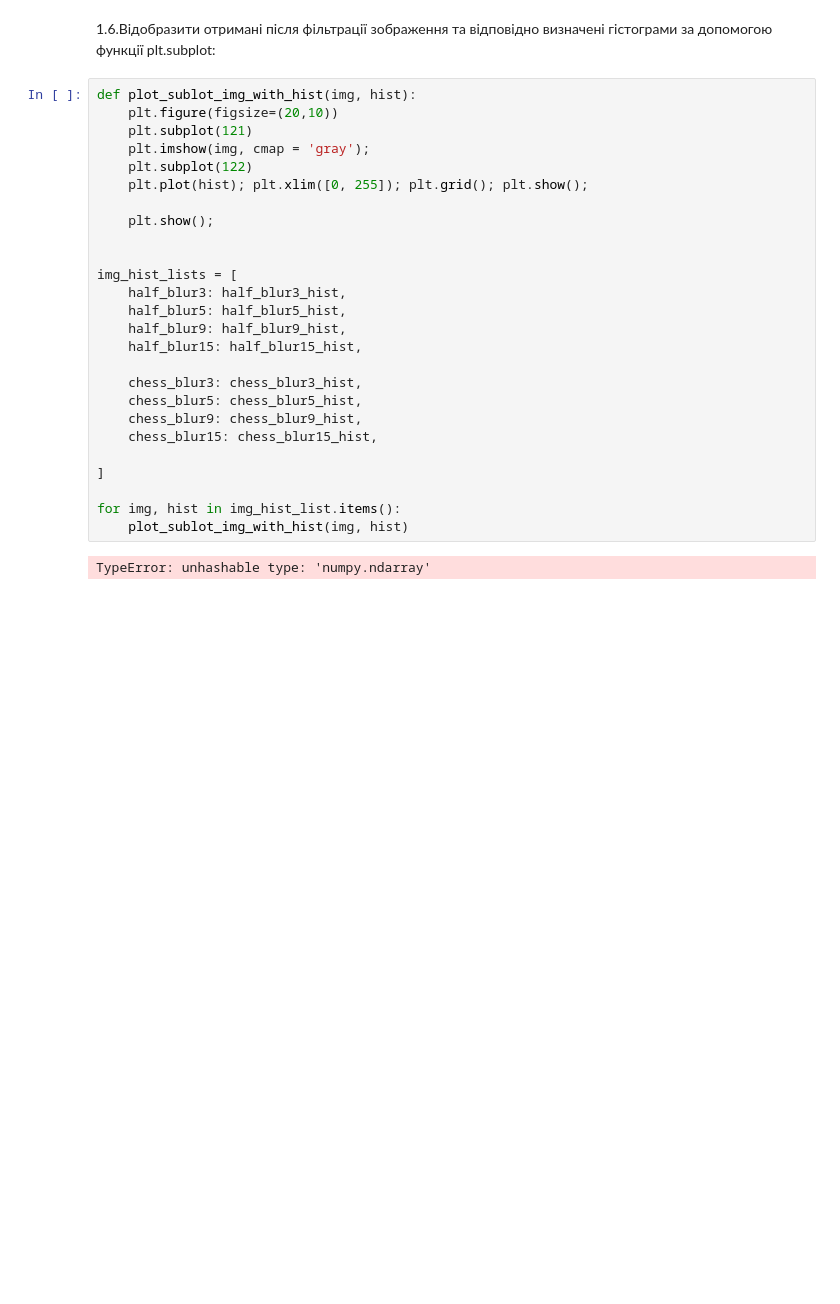
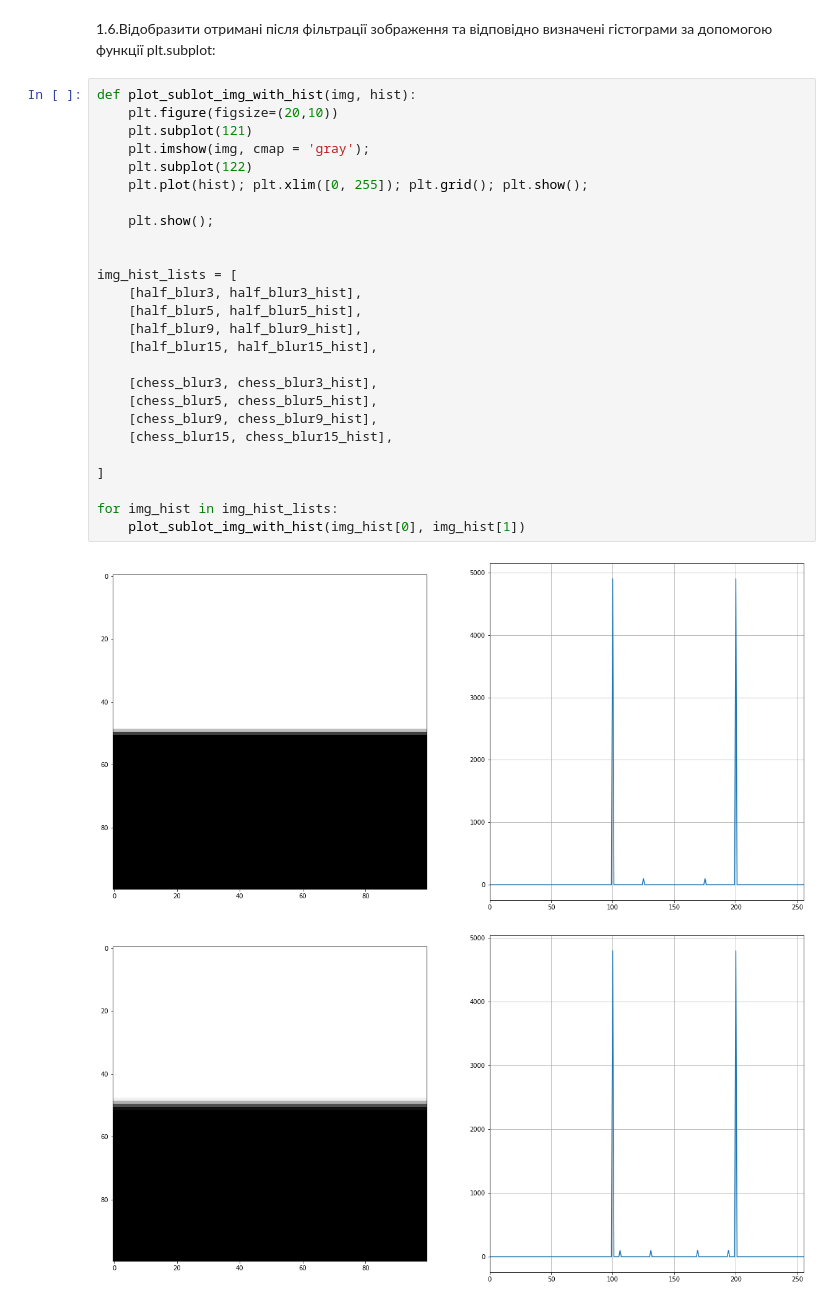
Before and after one commit to VladisIove/digital_signal_processing, a Jupyter notebook: Labs/Lab3/Lab3.ipynb, the cells around one changed output. Drawn from its saved outputs; the diff is of its cells as text; blank space fills up the shorter version.

```diff
--- a/Labs/Lab3/Lab3.ipynb
+++ b/Labs/Lab3/Lab3.ipynb
@@ -73,28 +73,29 @@ chess_blur15_hist = cv2.calcHist([chess_blur15], [0], None, [256], [0, 256])
 # %%
 def plot_sublot_img_with_hist(img, hist):
     plt.figure(figsize=(20,10))
     plt.subplot(121)
     plt.imshow(img, cmap = 'gray');
     plt.subplot(122)
     plt.plot(hist); plt.xlim([0, 255]); plt.grid(); plt.show();
 
     plt.show();
 
 
 img_hist_lists = [
-    half_blur3: half_blur3_hist,
-    half_blur5: half_blur5_hist,
-    half_blur9: half_blur9_hist,
-    half_blur15: half_blur15_hist,
+    [half_blur3, half_blur3_hist],
+    [half_blur5, half_blur5_hist],
+    [half_blur9, half_blur9_hist],
+    [half_blur15, half_blur15_hist],
 
-    chess_blur3: chess_blur3_hist,
-    chess_blur5: chess_blur5_hist,
-    chess_blur9: chess_blur9_hist,
-    chess_blur15: chess_blur15_hist,
+    [chess_blur3, chess_blur3_hist],
+    [chess_blur5, chess_blur5_hist],
+    [chess_blur9, chess_blur9_hist],
+    [chess_blur15, chess_blur15_hist],
 
 ]
 
-for img, hist in img_hist_list.items():
-    plot_sublot_img_with_hist(img, hist)
+for img_hist in img_hist_lists:
+    plot_sublot_img_with_hist(img_hist[0], img_hist[1])
 # %% [output]
-TypeError: unhashable type: 'numpy.ndarray'
+[figure, added]
+[figure, added]
```
Also changed, not shown: parts of 1 cell of this notebook.
